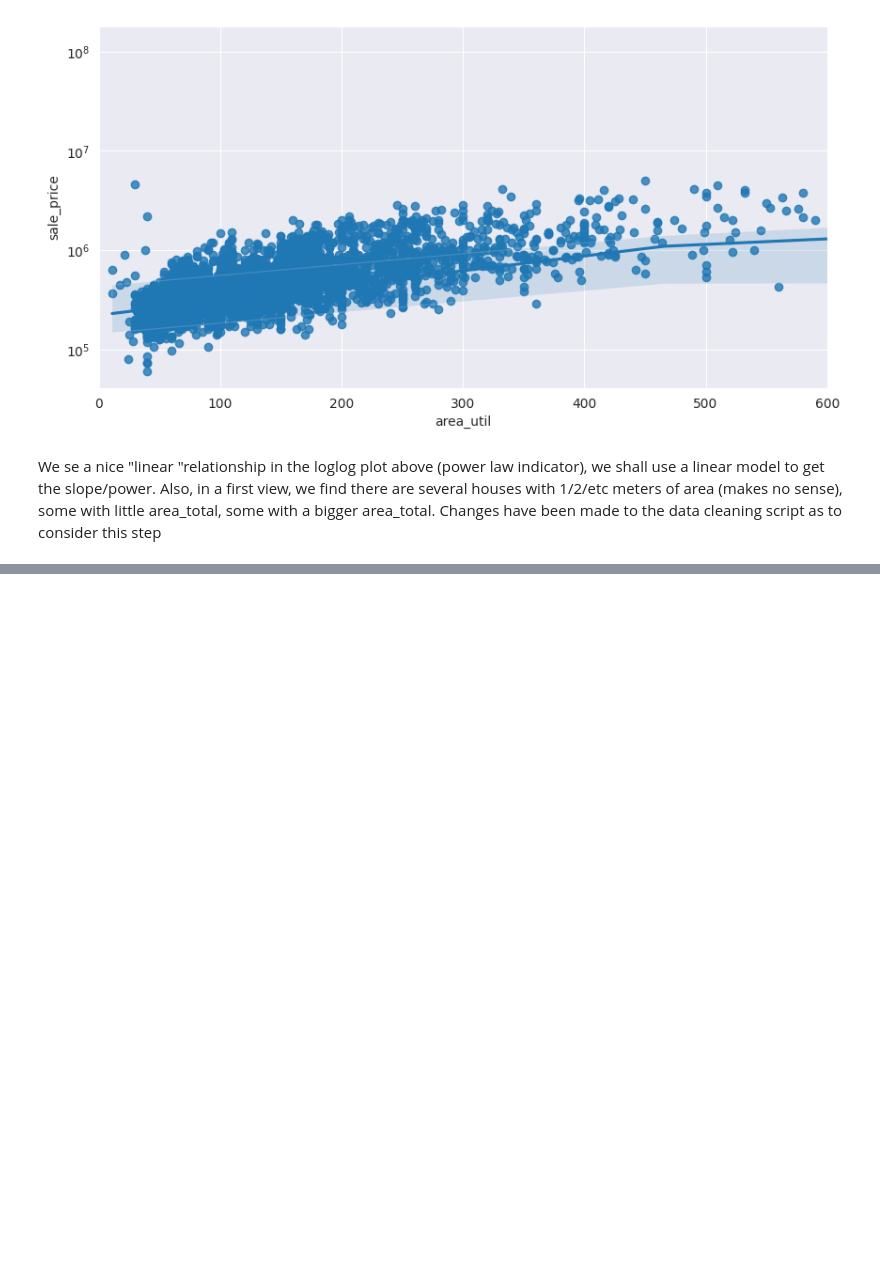
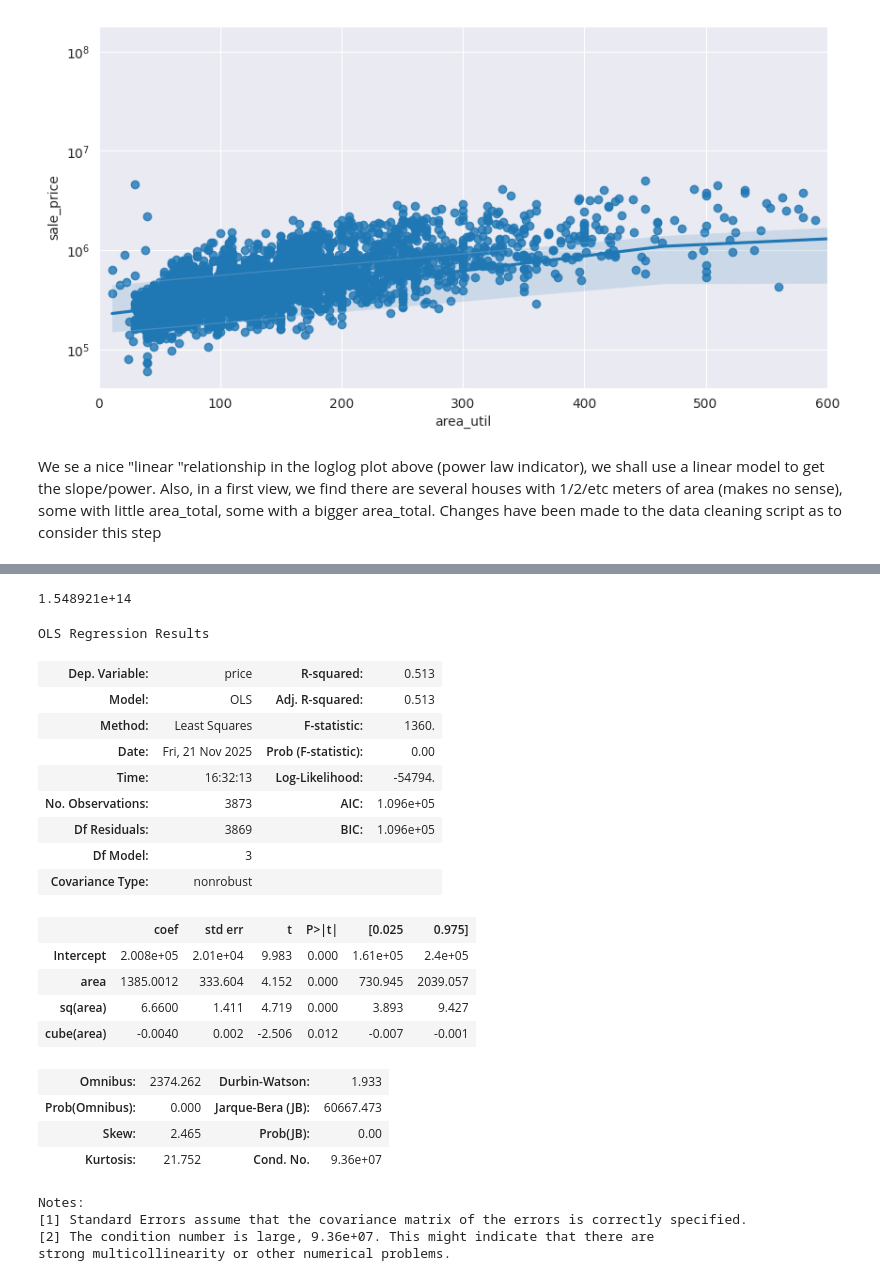
Before and after one commit to clr-cera/IA2025.2, a Jupyter notebook: Trabalho2/eda.ipynb, the cells around one changed output, grey strips where cells are left out. Drawn from its saved outputs; the diff is of its cells as text; code cells hidden in the pictures; blank space fills up the shorter version.

```diff
--- a/Trabalho2/eda.ipynb
+++ b/Trabalho2/eda.ipynb
@@ -159,0 +172,28 @@ Notes:
+# %%
+print(f"{model_3.mse_model:e}")
+model_3.summary()
+# %% [output]
+1.548921e+14
+OLS Regression Results
+| Dep. Variable: | price | R-squared: | 0.513 |
+| Model: | OLS | Adj. R-squared: | 0.513 |
+| Method: | Least Squares | F-statistic: | 1360. |
+| Date: | Fri, 21 Nov 2025 | Prob (F-statistic): | 0.00 |
+| Time: | 16:32:13 | Log-Likelihood: | -54794. |
+| No. Observations: | 3873 | AIC: | 1.096e+05 |
+| Df Residuals: | 3869 | BIC: | 1.096e+05 |
+| Df Model: | 3 |  |  |
+| Covariance Type: | nonrobust |  |  |
+|  | coef | std err | t | P>|t| | [0.025 | 0.975] |
+| Intercept | 2.008e+05 | 2.01e+04 | 9.983 | 0.000 | 1.61e+05 | 2.4e+05 |
+| area | 1385.0012 | 333.604 | 4.152 | 0.000 | 730.945 | 2039.057 |
+| sq(area) | 6.6600 | 1.411 | 4.719 | 0.000 | 3.893 | 9.427 |
+| cube(area) | -0.0040 | 0.002 | -2.506 | 0.012 | -0.007 | -0.001 |
+| Omnibus: | 2374.262 | Durbin-Watson: | 1.933 |
+| Prob(Omnibus): | 0.000 | Jarque-Bera (JB): | 60667.473 |
+| Skew: | 2.465 | Prob(JB): | 0.00 |
+| Kurtosis: | 21.752 | Cond. No. | 9.36e+07 |
+Notes:
+[1] Standard Errors assume that the covariance matrix of the errors is correctly specified.
+[2] The condition number is large, 9.36e+07. This might indicate that there are
+strong multicollinearity or other numerical problems.
```
Also changed, not shown: parts of 4 cells of this notebook.
